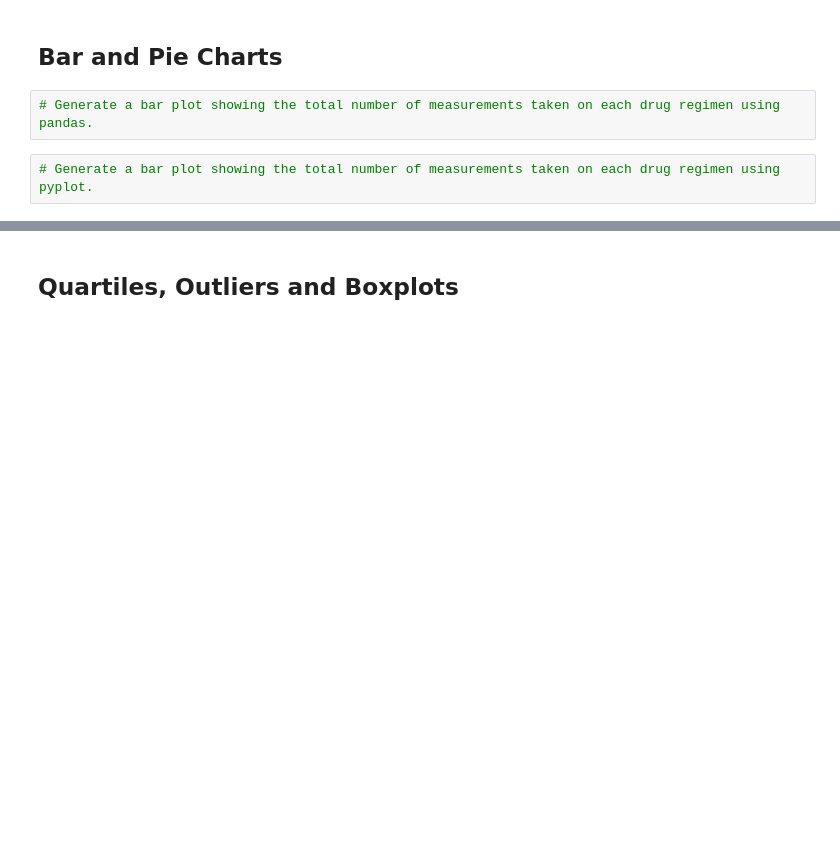
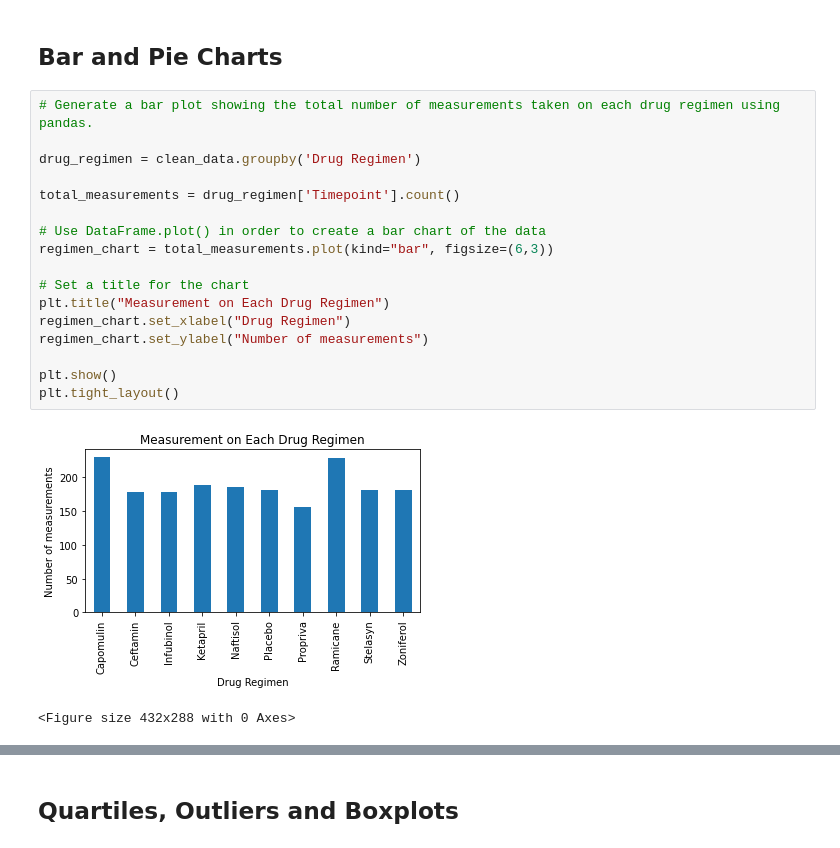
Before and after one commit to radhar16/Matplotlib---challenge, a Jupyter notebook: Pymaceuticals/pymaceuticals_starter.ipynb, the cells around one changed output, grey strips where cells are left out. Saved outputs shown, nothing was run; the diff lists cells and outputs as text; blank space fills up the shorter version.

Commit message:
completed bar and pie plots

```diff
--- a/Pymaceuticals/pymaceuticals_starter.ipynb
+++ b/Pymaceuticals/pymaceuticals_starter.ipynb
@@ -155,7 +155,23 @@ summary_agg
 | Zoniferol | 53.236507 | 51.818479 | 48.533355 | 6.966589 | 0.516398 |
 # %% [markdown]
 ## Bar and Pie Charts
-# %%
-# Generate a bar plot showing the total number of measurements taken on each drug regimen using pandas.
-# %%
-# Generate a bar plot showing the total number of measurements taken on each drug regimen using pyplot.
+# %%
+# Generate a bar plot showing the total number of measurements taken on each drug regimen using pandas.
+
+drug_regimen = clean_data.groupby('Drug Regimen')
+
+total_measurements = drug_regimen['Timepoint'].count()
+
+# Use DataFrame.plot() in order to create a bar chart of the data
+regimen_chart = total_measurements.plot(kind="bar", figsize=(6,3))
+
+# Set a title for the chart
+plt.title("Measurement on Each Drug Regimen")
+regimen_chart.set_xlabel("Drug Regimen")
+regimen_chart.set_ylabel("Number of measurements")
+
+plt.show()
+plt.tight_layout()
+# %% [output]
+[figure, added]
+<Figure size 432x288 with 0 Axes>
```
Also changed, not shown: parts of 5 cells of this notebook.
